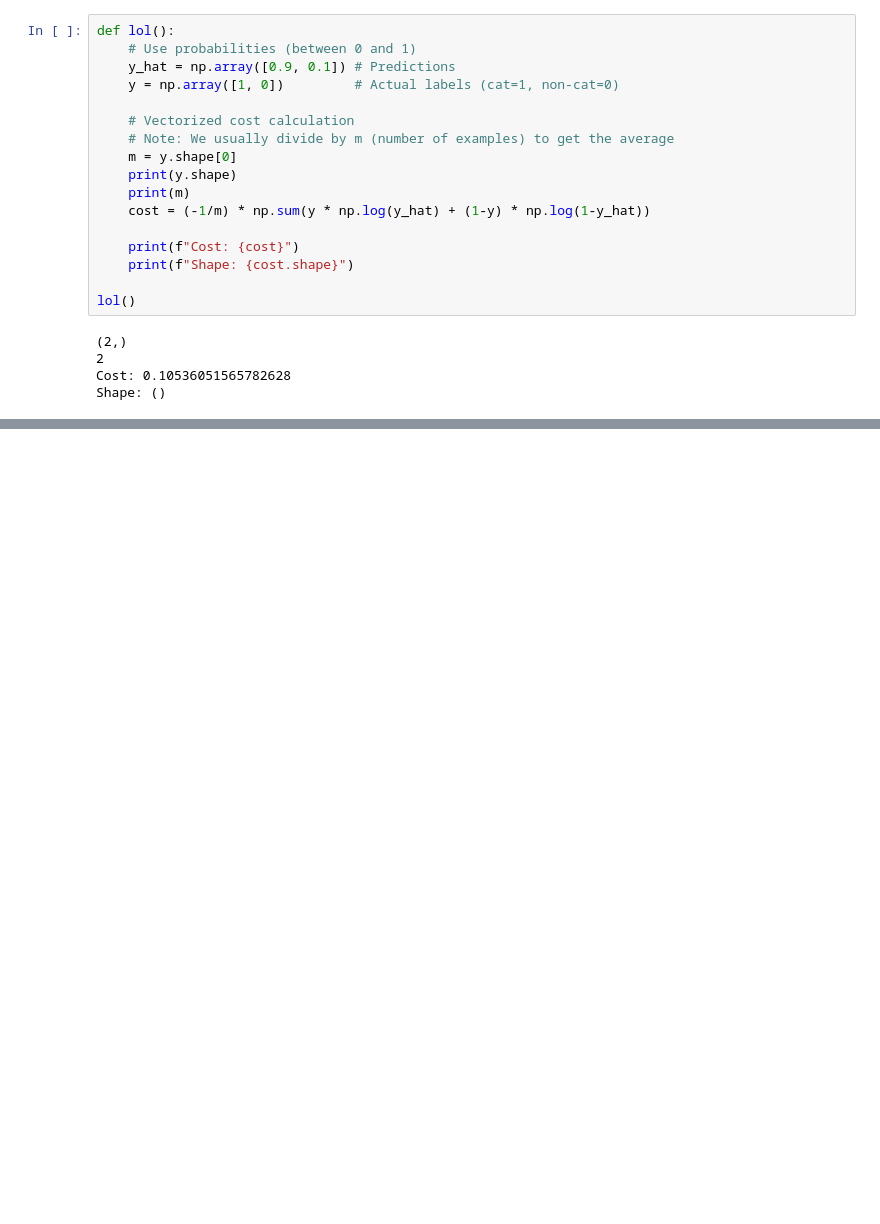
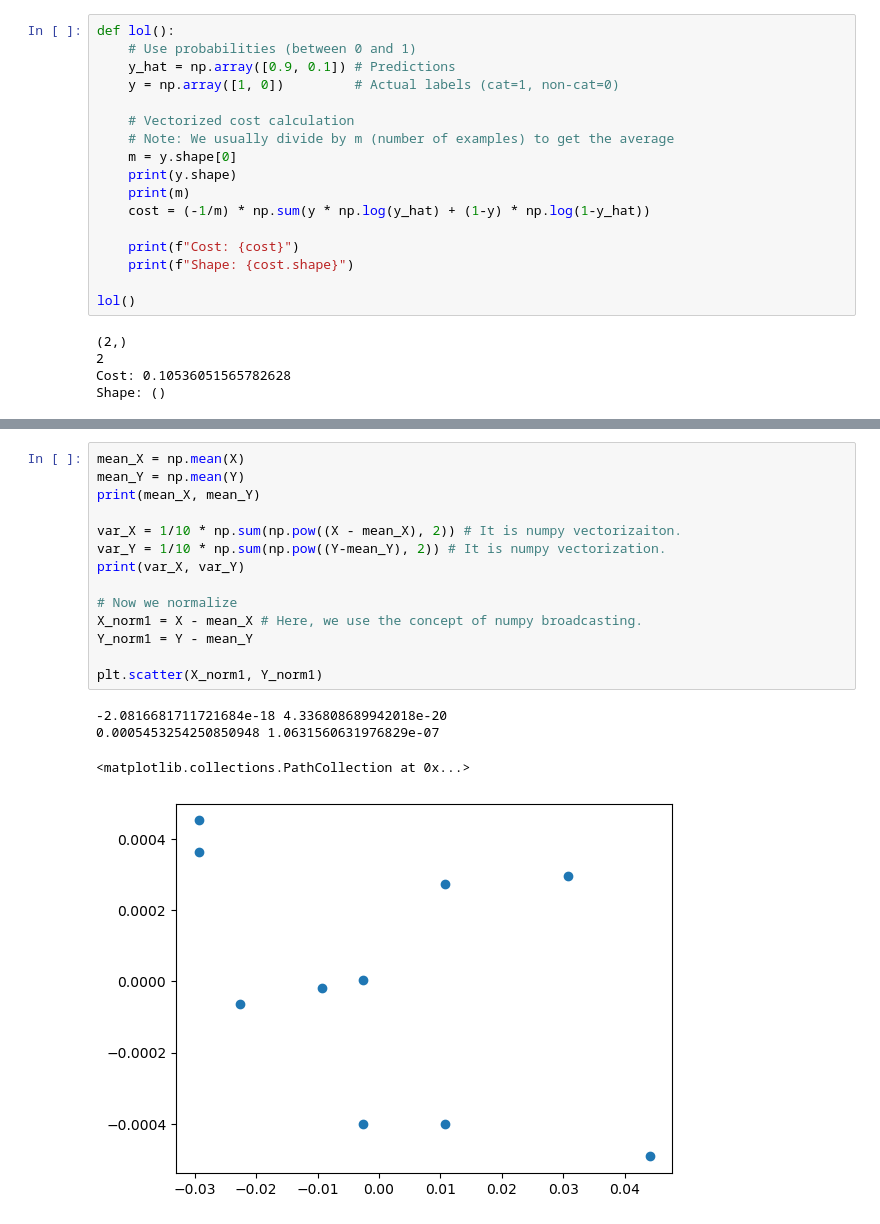
Before and after one commit to SamarBhattarai/Deeplearning, a Jupyter notebook: Deep_learning_specialization.ipynb, the cells around one changed output, grey strips where cells are left out. Cells and saved outputs as stored; diff of their text form; blank space fills up the shorter version.

```diff
--- a/Deep_learning_specialization.ipynb
+++ b/Deep_learning_specialization.ipynb
@@ -139,0 +150,19 @@ Shape: ()
+# %%
+mean_X = np.mean(X)
+mean_Y = np.mean(Y)
+print(mean_X, mean_Y)
+
+var_X = 1/10 * np.sum(np.pow((X - mean_X), 2)) # It is numpy vectorizaiton.
+var_Y = 1/10 * np.sum(np.pow((Y-mean_Y), 2)) # It is numpy vectorization.
+print(var_X, var_Y)
+
+# Now we normalize
+X_norm1 = X - mean_X # Here, we use the concept of numpy broadcasting.
+Y_norm1 = Y - mean_Y
+
+plt.scatter(X_norm1, Y_norm1)
+# %% [output]
+-2.0816681711721684e-18 4.336808689942018e-20
+0.0005453254250850948 1.0631560631976829e-07
+<matplotlib.collections.PathCollection at 0x...>
+[figure, added]
```
Also changed, not shown: parts of 10 cells of this notebook.
